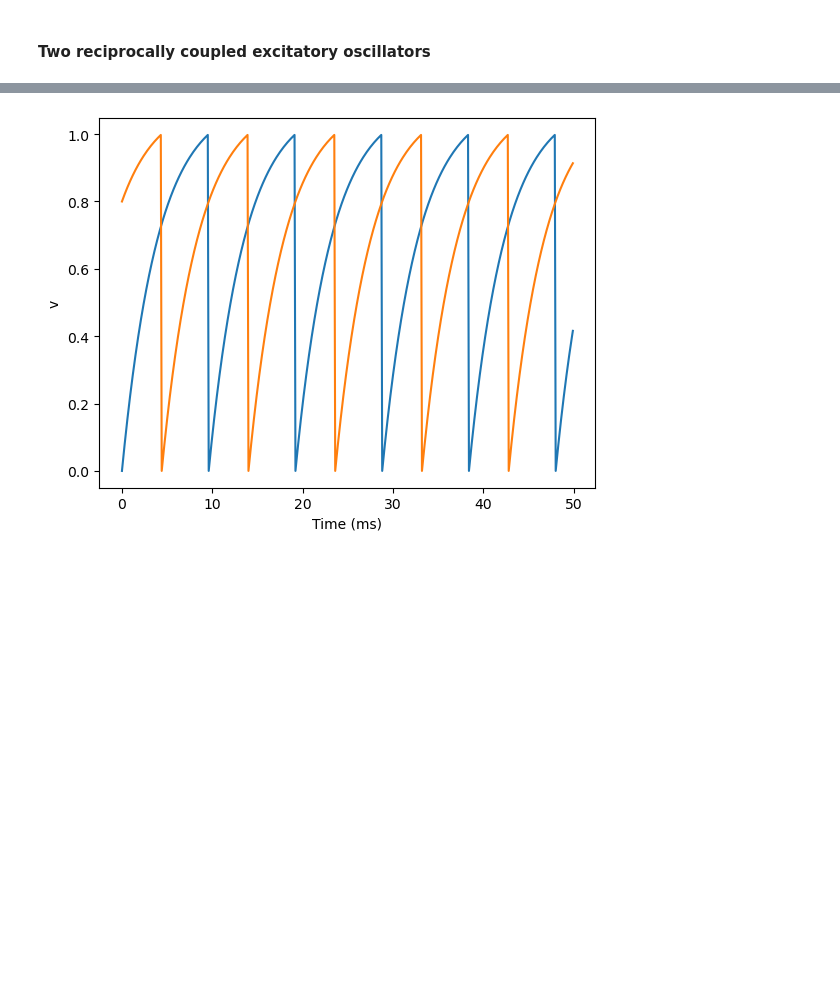
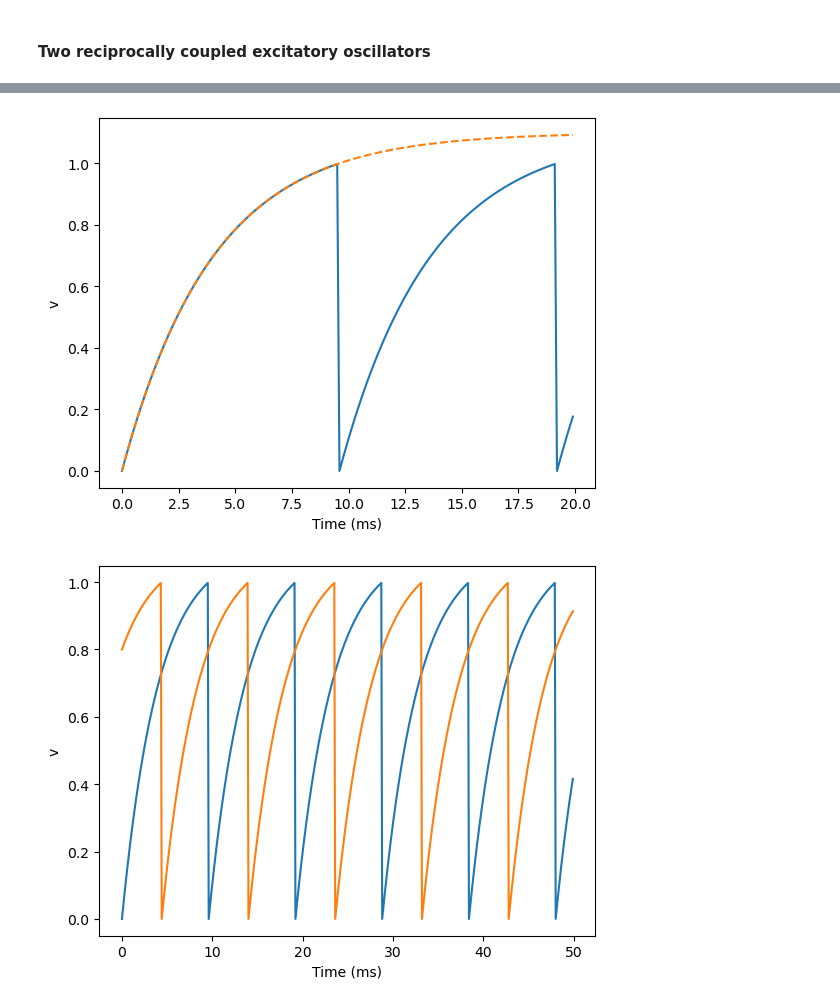
Before and after one commit to ch3rryblossom/sudoku-network, a Jupyter notebook: starter.ipynb, the cells around one changed output, grey strips where cells are left out. Cells and saved outputs as stored; diff of their text form; code cells hidden in the pictures; blank space fills up the shorter version.

Commit message:
Analytic solution of used differential eqs2

```diff
--- a/starter.ipynb
+++ b/starter.ipynb
@@ -38,3 +62,24 @@ dv/dt = (I/gamma - v)/tau : 1
+# %%
+# plot(M1.t/ms, I/gamma(1-exp(-M1.t/tau)), 'C1--',label='Analytic')
+# Sample first spikes
+
+start_scope()
+
+G1 = NeuronGroup(1, eqs2, threshold='v>1', reset='v = 0', method='exact')
+
+M1 = StateMonitor(G1, 'v', record=True)
+
+run(20*ms)
+
+# solution to du/dt = (I/gamma - U)/tau is:
+# I/gamma * (1 - exp(-t/tau))
+
+plot(M1.t/ms, M1.v[0], label='Neuron 1')
+plot(M1.t/ms, (I/gamma)*(1-exp(-M1.t/tau)), 'C1--',label='Analytic')
+xlabel('Time (ms)')
+ylabel('v');
+# %% [output]
+[figure, added]
 # %%
 # Unconnected
 
```
Also changed, not shown: parts of 2 cells of this notebook.
